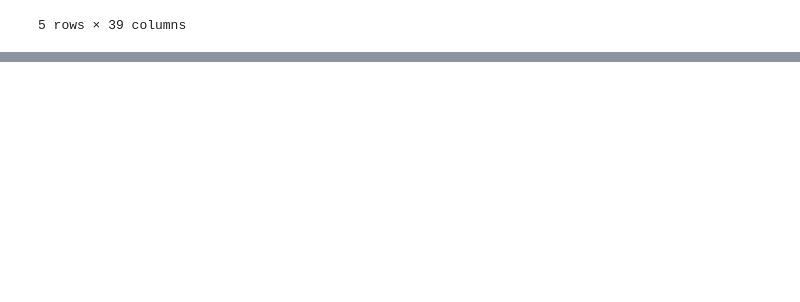
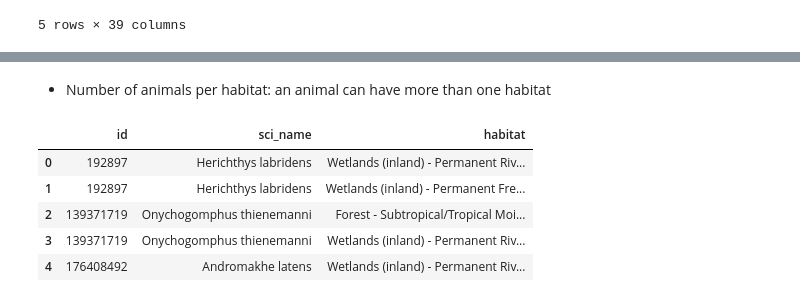
Before and after one commit to com-480-data-visualization/project-2024-group-era, a Jupyter notebook: EDA.ipynb, the cells around one changed output, grey strips where cells are left out. Saved outputs shown, nothing was run; the diff lists cells and outputs as text; code cells hidden in the pictures; blank space fills up the shorter version.

Commit message:
Add exploratory data analysis

```diff
--- a/EDA.ipynb
+++ b/EDA.ipynb
@@ -158,0 +177,23 @@ df_animals.head()
+# %% [markdown]
+* Number of animals per habitat: an animal can have more than one habitat
+# %%
+df_habitats = df_animals[['id', 'sci_name', 'habitats']]
+
+habitats = []
+for index, row in df_habitats.iterrows():
+    for habitat in row['habitats']:
+        habitats.append({
+            'id': row['id'],
+            'sci_name': row['sci_name'],
+            'habitat': habitat['habitat']
+        })
+
+df_habitats = pd.DataFrame(habitats)
+df_habitats.head()
+# %% [output]
+|  | id | sci_name | habitat |
+| 0 | 192897 | Herichthys labridens | Wetlands (inland) - Permanent Riv... |
+| 1 | 192897 | Herichthys labridens | Wetlands (inland) - Permanent Fre... |
+| 2 | 139371719 | Onychogomphus thienemanni | Forest - Subtropical/Tropical Moi... |
+| 3 | 139371719 | Onychogomphus thienemanni | Wetlands (inland) - Permanent Riv... |
+| 4 | 176408492 | Andromakhe latens | Wetlands (inland) - Permanent Riv... |
```
Also changed, not shown: parts of 12 cells of this notebook.
